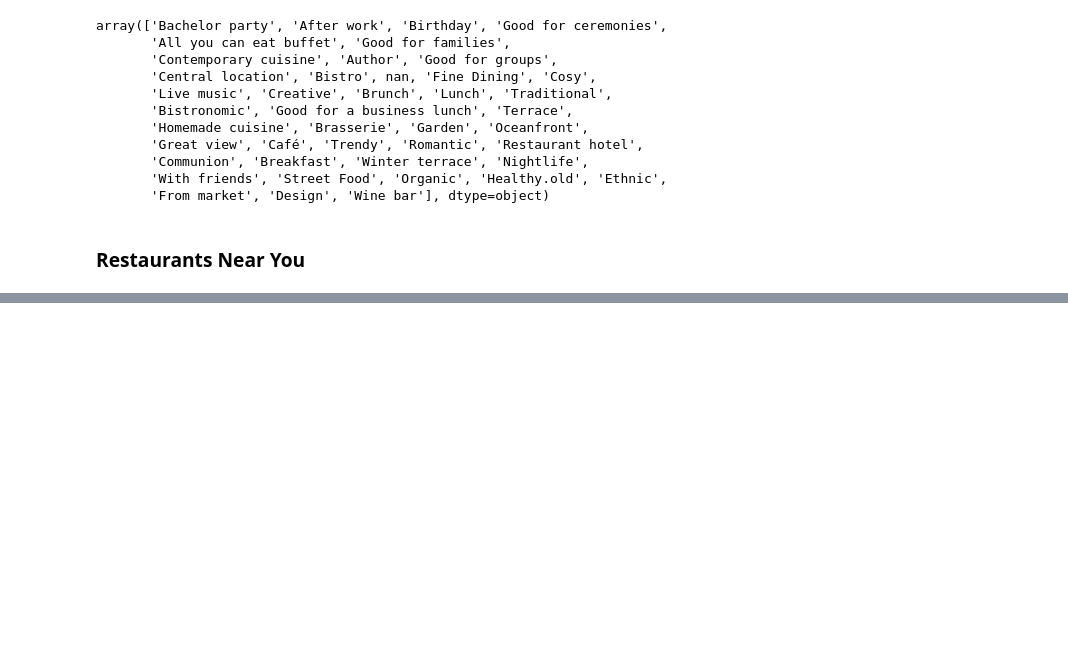
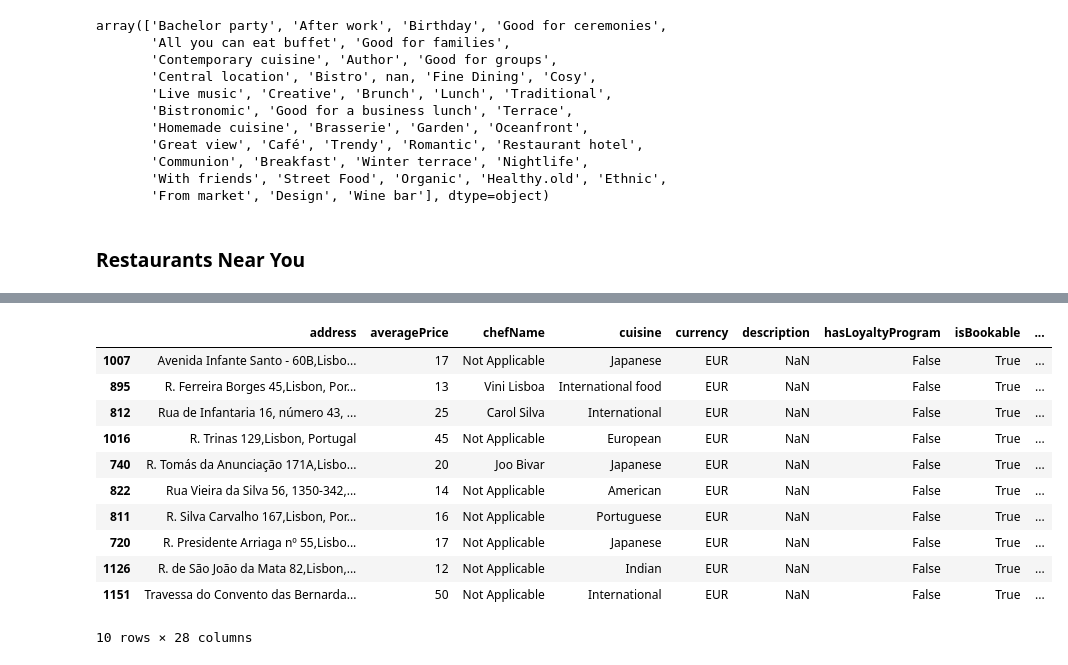
Before and after one commit to shaulleo/FlavourFlix, a Jupyter notebook: EDA1.ipynb, the cells around one changed output, grey strips where cells are left out. Cells and saved outputs as stored; diff of their text form; code cells hidden in the pictures; blank space fills up the shorter version.

```diff
--- a/EDA1.ipynb
+++ b/EDA1.ipynb
@@ -460,7 +465,7 @@ df_tags.to_csv('types.csv', index = True)
 #### General Metrics
 # %%
 df_workable = data[['address', 'averagePrice', 'chefName', 'cuisine', 'currency', 'description', 'hasLoyaltyProgram', 'isBookable', 'maxPartySize',
- 'name', 'offer',  'phone', 'photo', 'ratingValue', 'reviewCount', 'style', 'latitude', 'longitude', 'location', 'city',
+ 'name', 'offer', 'schedule', 'promotions', 'phone', 'photo', 'ratingValue', 'reviewCount', 'style', 'latitude', 'longitude', 'location', 'city',
  'ambienceRatingSummary', 'foodRatingSummary', 'serviceRatingSummary', 'paymentAcceptedSummary', ]].copy()
 # %%
 # #If not euros, convert the average price to euros.
@@ -527,7 +516,8 @@ df_workable
+# %%
+df1 = df_workable[df_workable['location'] == 'Lisbon']
+shaul = Location()
+shaul.getLocation()
+# %%
+df1 = nearYou(shaul, df1, 10)
 # %%
-def nearYou(location, df, top):
-    distances_df = df.copy()
-    distances_df['distances'] = distances_df.apply(lambda row: location.getDirections(row['latitude'], row['longitude'], 'driving')['driving'].meters, axis=1)
-
-    distances_df.sort_values(by='distances', inplace=True)
-    return distances_df.head(top)
+df1['minutes_away'] = df1.apply(lambda row: shaul.getDirections(row['latitude'], row['longitude'], ['driving'])['driving'].minutes, axis=1)
@@ -537,0 +524,15 @@ shaul.getLocation()
+# %%
+df1
+# %% [output]
+|  | address | averagePrice | chefName | cuisine | currency | description | hasLoyaltyProgram | isBookable | ... |
+| 1007 | Avenida Infante Santo - 60B,Lisbo... | 17 | Not Applicable | Japanese | EUR | NaN | False | True | ... |
+| 895 | R. Ferreira Borges 45,Lisbon, Por... | 13 | Vini Lisboa | International food | EUR | NaN | False | True | ... |
+| 812 | Rua de Infantaria 16, número 43, ... | 25 | Carol Silva | International | EUR | NaN | False | True | ... |
+| 1016 | R. Trinas 129,Lisbon, Portugal | 45 | Not Applicable | European | EUR | NaN | False | True | ... |
+| 740 | R. Tomás da Anunciação 171A,Lisbo... | 20 | Joo Bivar | Japanese | EUR | NaN | False | True | ... |
+| 822 | Rua Vieira da Silva 56, 1350-342,... | 14 | Not Applicable | American | EUR | NaN | False | True | ... |
+| 811 | R. Silva Carvalho 167,Lisbon, Por... | 16 | Not Applicable | Portuguese | EUR | NaN | False | True | ... |
+| 720 | R. Presidente Arriaga nº 55,Lisbo... | 17 | Not Applicable | Japanese | EUR | NaN | False | True | ... |
+| 1126 | R. de São João da Mata 82,Lisbon,... | 12 | Not Applicable | Indian | EUR | NaN | False | True | ... |
+| 1151 | Travessa do Convento das Bernarda... | 50 | Not Applicable | International | EUR | NaN | False | True | ... |
+10 rows × 28 columns
```
Also changed, not shown: parts of 15 cells of this notebook, 1 other file.
